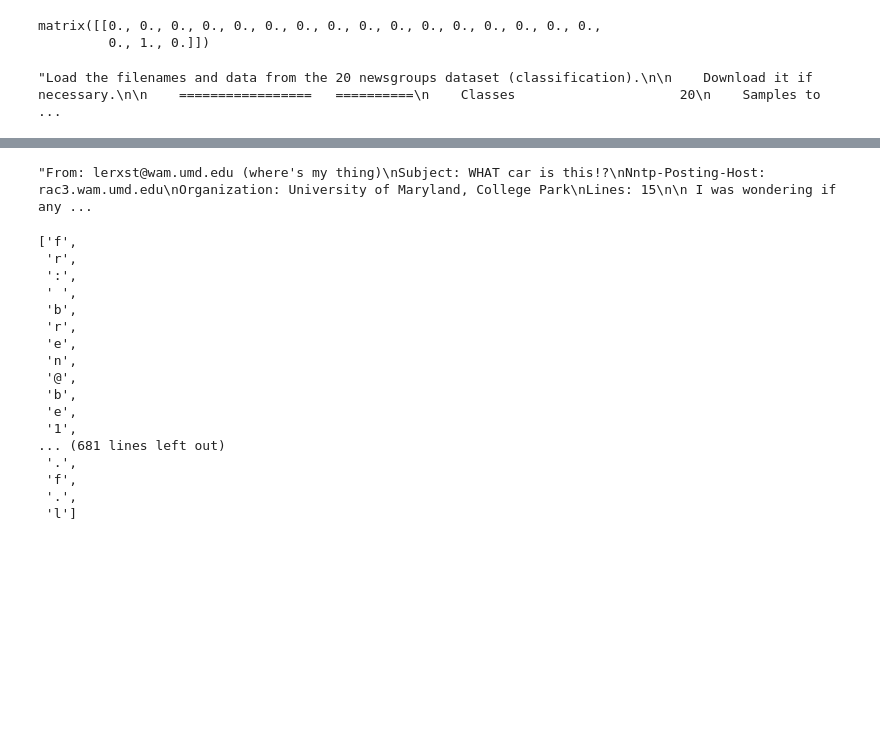
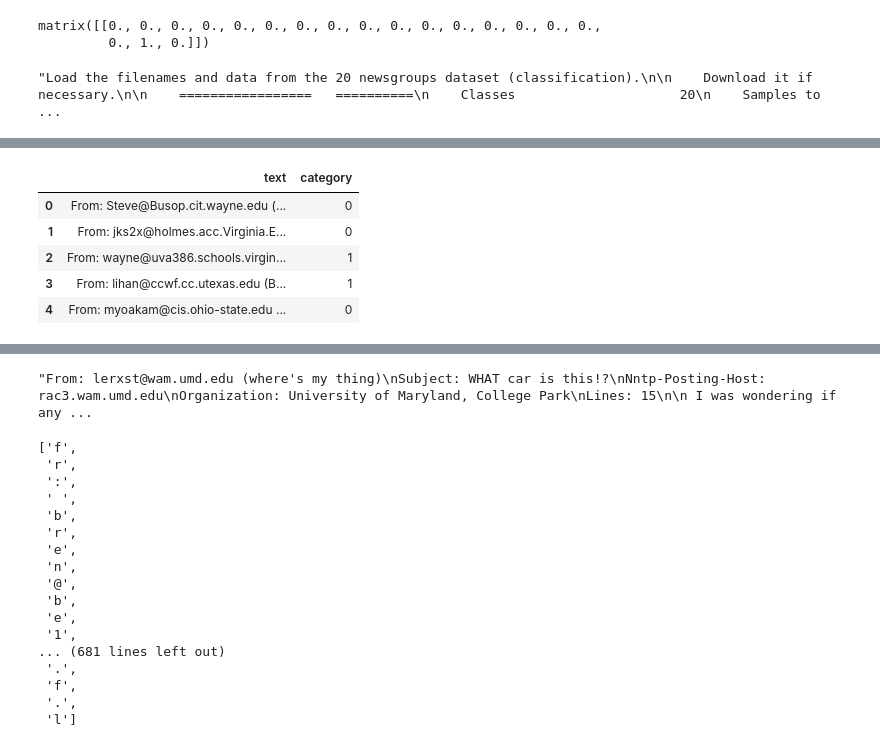
Before and after one commit to felixballestergoytia/Bootcamp_Sep2022, a Jupyter notebook: NLP/nlp.ipynb, the cells around one changed output, grey strips where cells are left out. Cells and saved outputs as stored; diff of their text form; code cells hidden in the pictures; blank space fills up the shorter version.

```diff
--- a/NLP/nlp.ipynb
+++ b/NLP/nlp.ipynb
@@ -860,0 +839,10 @@ grupo
+# %%
+grupo_noticias = pd.DataFrame({'text' : grupo['data'], 'category': grupo.target})
+grupo_noticias.head()
+# %% [output]
+|  | text | category |
+| 0 | From: Steve@Busop.cit.wayne.edu (... | 0 |
+| 1 | From: jks2x@holmes.acc.Virginia.E... | 0 |
+| 2 | From: wayne@uva386.schools.virgin... | 1 |
+| 3 | From: lihan@ccwf.cc.utexas.edu (B... | 1 |
+| 4 | From: myoakam@cis.ohio-state.edu ... | 0 |
```
Also changed, not shown: parts of 5 cells of this notebook.
